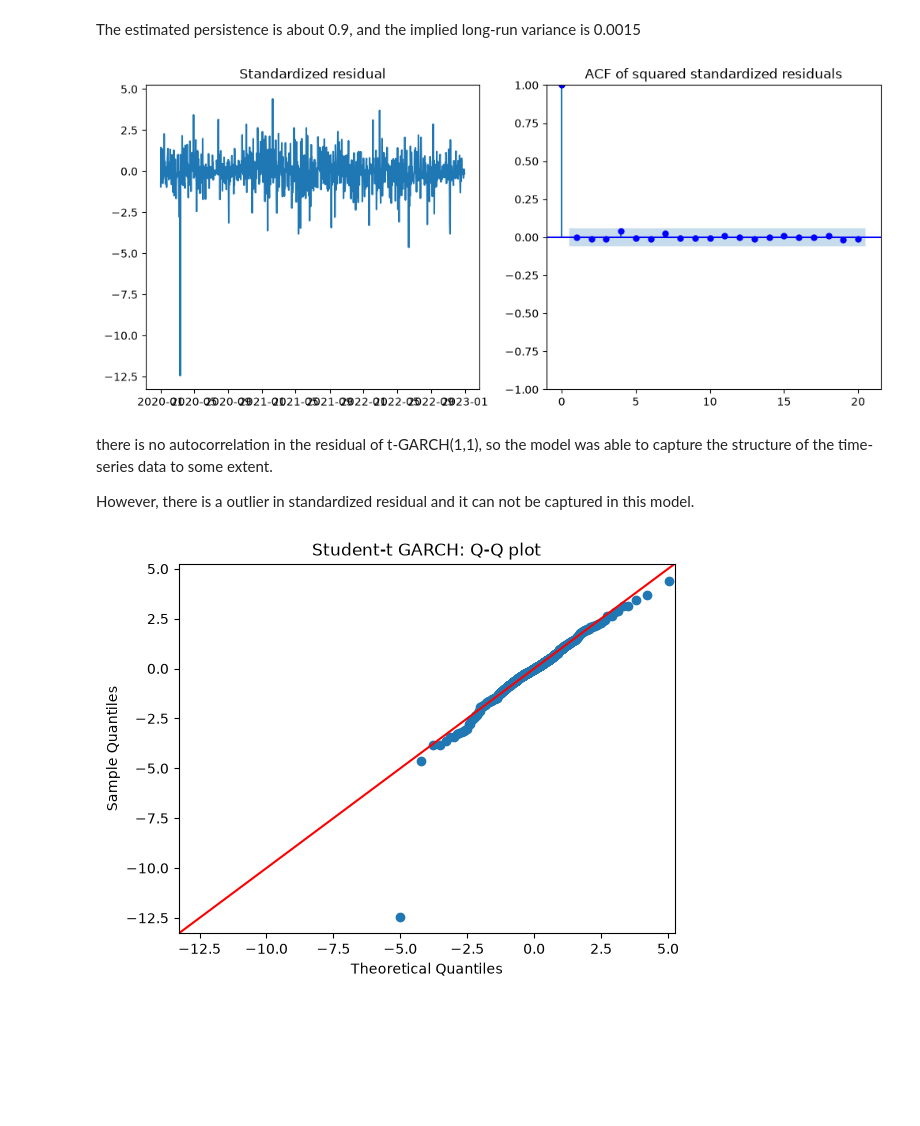
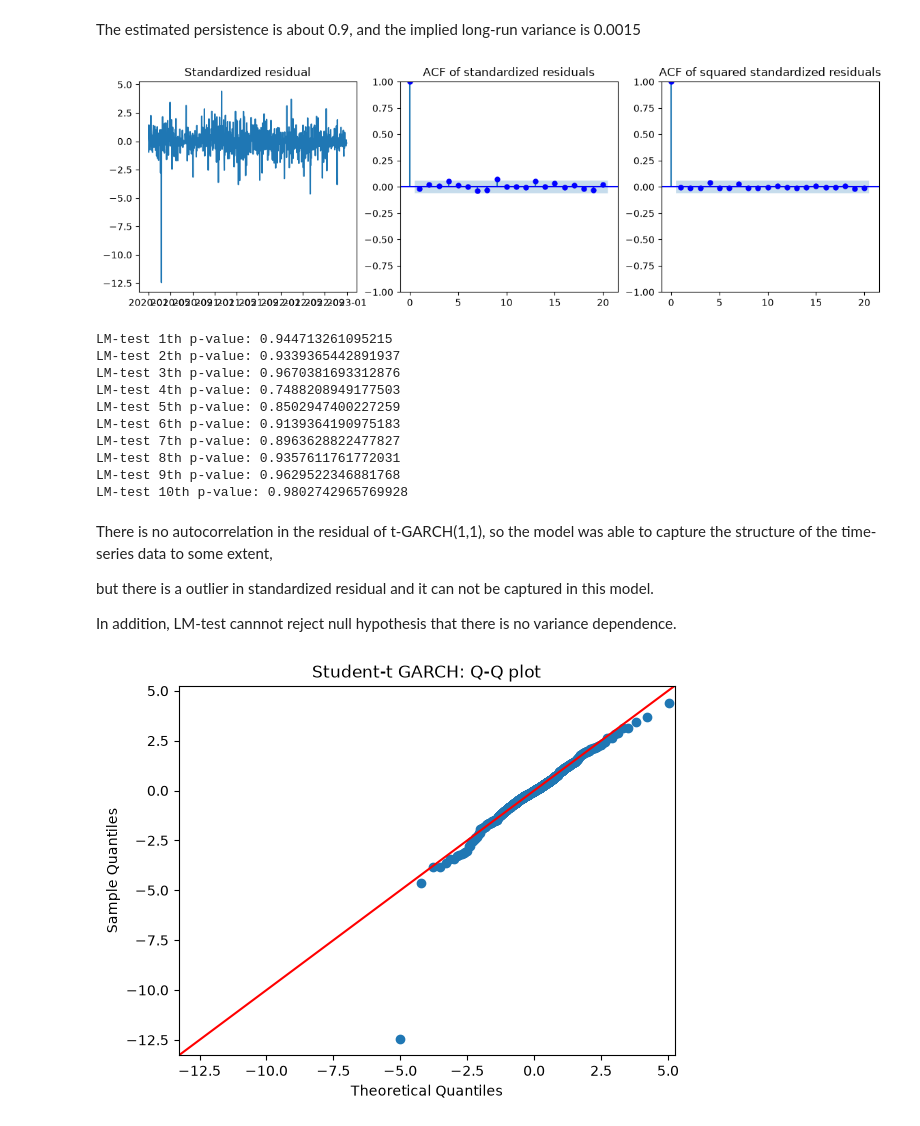
Before and after one commit to NagataTaku/MATH546_Capstone, a Jupyter notebook: capstone_stage1_nagata_taku.ipynb, the cells around one changed output. Saved outputs shown, nothing was run; the diff lists cells and outputs as text; code cells hidden in the pictures; blank space fills up the shorter version.

```diff
--- a/capstone_stage1.ipynb
+++ b/capstone_stage1_nagata_taku.ipynb
@@ -336,22 +342,42 @@ The estimated persistence is about 0.9, and the implied long-run variance is 0.0
 # %%
 # Check Residual
 
 resid = tgarch_result.std_resid
 
-fig, axes = plt.subplots(1, 2, figsize=(12, 5))
+fig, axes = plt.subplots(1, 3, figsize=(14, 4))
 
 axes[0].plot(resid)
 axes[0].set_title("Standardized residual")
-plot_acf(resid**2, ax = axes[1], lags = 20, color = "blue")
-axes[1].set_title("ACF of squared standardized residuals")
+plot_acf(resid, ax = axes[1], lags = 20, color = "blue")
+plot_acf(resid**2, ax = axes[2], lags = 20, color = "blue")
+axes[1].set_title("ACF of standardized residuals")
+axes[2].set_title("ACF of squared standardized residuals")
 
 plt.show()
+
+test_lags = range(1,11)
+for test_n in test_lags:
+    lm_stat, lm_pvalue, f_stat, f_pvalue = het_arch(resid, nlags = test_n)
+
+    print(f"LM-test {test_n}th p-value: {lm_pvalue}")
 # %% [output]
-[figure, old version]
+[figure, new version]
+LM-test 1th p-value: 0.944713261095215
+LM-test 2th p-value: 0.9339365442891937
+LM-test 3th p-value: 0.9670381693312876
+LM-test 4th p-value: 0.7488208949177503
+LM-test 5th p-value: 0.8502947400227259
+LM-test 6th p-value: 0.9139364190975183
+LM-test 7th p-value: 0.8963628822477827
+LM-test 8th p-value: 0.9357611761772031
+LM-test 9th p-value: 0.9629522346881768
+LM-test 10th p-value: 0.9802742965769928
 # %% [markdown]
-there is no autocorrelation in the residual of t-GARCH(1,1), so the model was able to capture the structure of the time-series data to some extent.
+There is no autocorrelation in the residual of t-GARCH(1,1), so the model was able to capture the structure of the time-series data to some extent,
 
-However, there is a outlier in standardized residual and it can not be captured in this model.
+but there is a outlier in standardized residual and it can not be captured in this model.
+
+In addition, LM-test cannnot reject null hypothesis that there is no variance dependence.
 # %%
 nu = tgarch_result.params["nu"]
 
```
Also changed, not shown: parts of 17 cells of this notebook, 1 other file.
